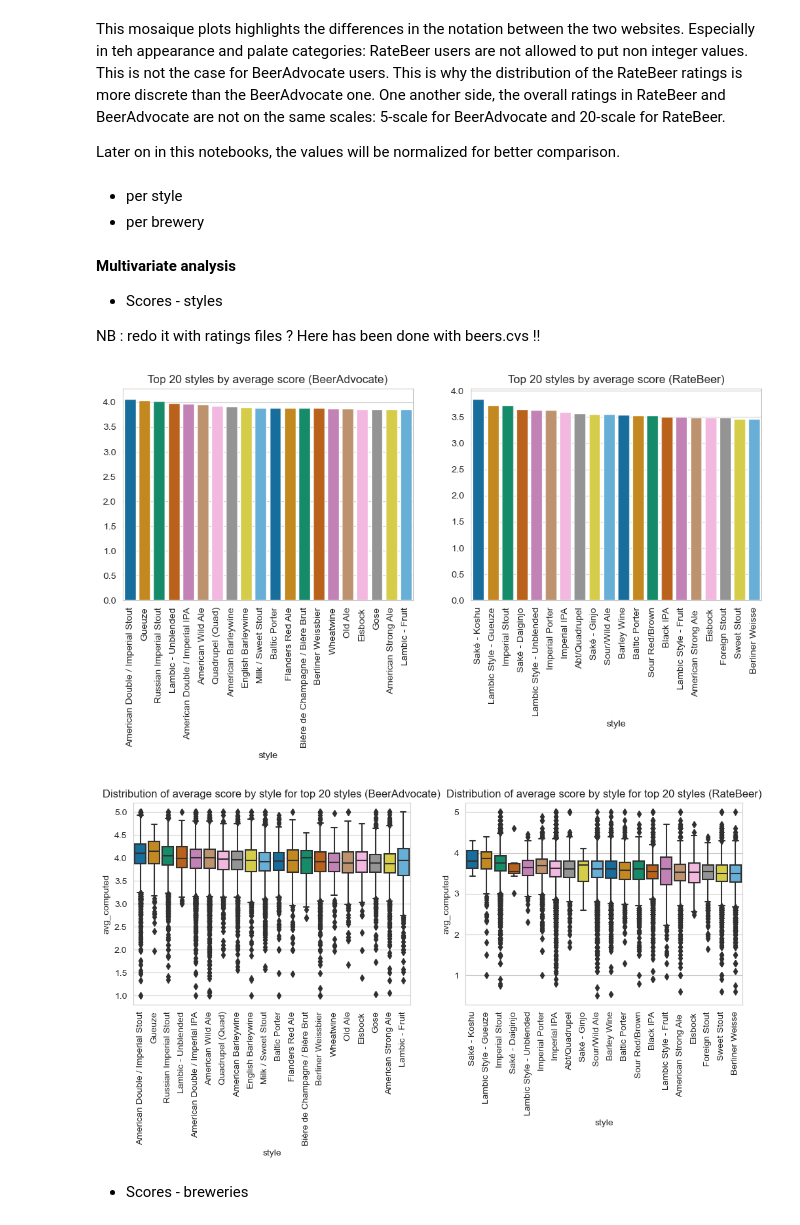
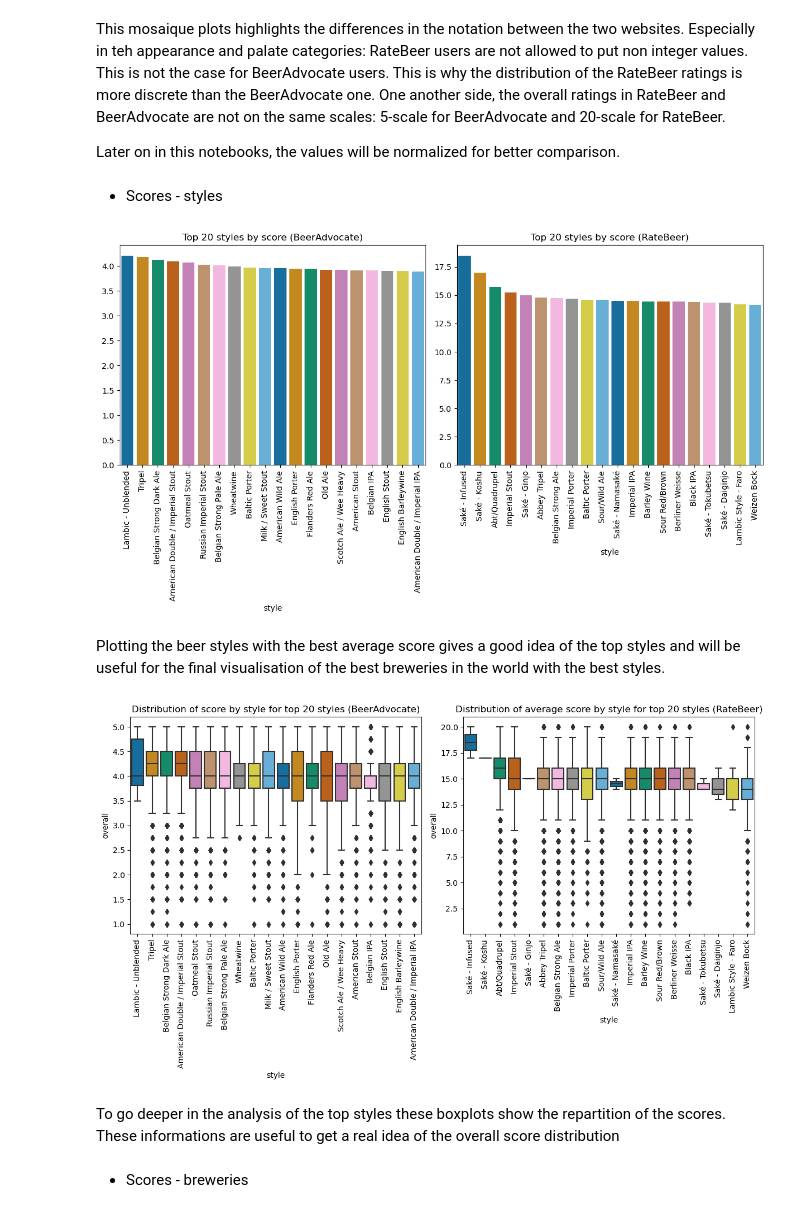
Before and after one commit to epfl-ada/ada-2023-project-laremontada61, a Jupyter notebook: milestone_P2.ipynb, the cells around one changed output. Drawn from its saved outputs; the diff is of its cells as text; code cells hidden in the pictures.

```diff
--- a/milestone_P2.ipynb
+++ b/milestone_P2.ipynb
@@ -47,7 +65,7 @@ The function allows control over the fraction of initial data loaded via the par
 
 Once loaded into DataFrames, we utilize the sample_data function to randomly sample a fraction of the data, enabling efficient handling of the substantial dataset.
 # %%
-def load_txt_file(website):
+def load_txt_file(website, Nb_files):
     if website == 'BeerAdvocate':
         # Specify the directory containing the text files
         # NB : - need to be outside the repo folder !!
@@ -60,7 +78,7 @@ def load_txt_file(website):
     dfs = []
 
     # Loop through the files in reverse order (ratings-5.txt to ratings-1.txt)
-    for i in range(1, 0, -1):
+    for i in range(Nb_files, 0, -1):
         file_name = f'ratings-{i}.txt'
         file_path = os.path.join(directory, file_name)
 
@@ -138,8 +156,8 @@ def sample_data(df, ratio):
     return df.sample(frac = ratio, random_state=42)
 # %%
 # Load data
-ratings_BA = load_txt_file('BeerAdvocate')
-ratings_RB = load_txt_file('RateBeer')
+ratings_BA = load_txt_file('BeerAdvocate', 1)
+ratings_RB = load_txt_file('RateBeer', 1)
 # %%
 # Sample data to make it even smaller AND RANDOMIZED (not randomized in the initial txt splitting process)
 ratings_BA = sample_data(df = ratings_BA, ratio = 1)
@@ -674,63 +636,61 @@ This mosaique plots highlights the differences in the notation between the two w
 One another side, the overall ratings in RateBeer and BeerAdvocate are not on the same scales: 5-scale for BeerAdvocate and 20-scale for RateBeer.
 
 Later on in this notebooks, the values will be normalized for better comparison.
-# %% [markdown]
-- per style
-- per brewery
-# %% [markdown]
-**Multivariate analysis**
-
-- Scores - styles
-
-NB : redo it with ratings files ? Here has been done with beers.cvs !!
+# %% [markdown]
+- Scores - styles
 # %%
-plt.figure(figsize=(12, 4))
+plt.figure(figsize=(12, 7))
 
 # Best rated styles for BeerAdvocate
 plt.subplot(1, 2, 1)
-sns.barplot(x=beers_BA.groupby('style')['avg_computed'].mean().sort_values(ascending=False).head(20).index,
-            y=beers_BA.groupby('style')['avg_computed'].mean().sort_values(ascending=False).head(20).values, palette=sns.color_palette("colorblind"))
+sns.barplot(x=ratings_BA.groupby('style')['overall'].mean().sort_values(ascending=False).head(20).index,
+            y=ratings_BA.groupby('style')['overall'].mean().sort_values(ascending=False).head(20).values, palette=sns.color_palette("colorblind"))
 plt.xticks(rotation=90)
-plt.title('Top 20 styles by average score (BeerAdvocate)')
+plt.title('Top 20 styles by score (BeerAdvocate)')
 
 # Best rated styles for RateBeer
 plt.subplot(1, 2, 2)
-sns.barplot(x=beers_RB.groupby('style')['avg_computed'].mean().sort_values(ascending=False).head(20).index,
-            y=beers_RB.groupby('style')['avg_computed'].mean().sort_values(ascending=False).head(20).values, palette=sns.color_palette("colorblind"))
+sns.barplot(x=ratings_RB.groupby('style')['overall'].mean().sort_values(ascending=False).head(20).index,
+            y=ratings_RB.groupby('style')['overall'].mean().sort_values(ascending=False).head(20).values, palette=sns.color_palette("colorblind"))
 plt.xticks(rotation=90)
-plt.title('Top 20 styles by average score (RateBeer)')
+plt.title('Top 20 styles by score (RateBeer)')
 
+plt.tight_layout()
 plt.show()
 # %% [output]
-[figure, old version]
+[figure, new version]
+# %% [markdown]
+Plotting the beer styles with the best average score gives a good idea of the top styles and will be useful for the final visualisation of the best breweries in the world with the best styles.
 # %%
 # Calculate the average score for each style and take the top 20 for RateBeer
 
 def style_order_fcn(beers_df):
-    style_order = beers_df.groupby('style')['avg_computed'].mean().sort_values(ascending=False).head(20).index
+    style_order = beers_df.groupby('style')['overall'].mean().sort_values(ascending=False).head(20).index
     return style_order
 
-style_order_BA = style_order_fcn(beers_BA)
-style_order_RB = style_order_fcn(beers_RB)
+style_order_BA = style_order_fcn(ratings_BA)
+style_order_RB = style_order_fcn(ratings_RB)
 
 # Create the boxplots
-plt.figure(figsize=(12, 4))
+plt.figure(figsize=(12, 7))
 
 # Create the boxplot for BeerAdvocate
 plt.subplot(1, 2, 1)
-sns.boxplot(x='style', y='avg_computed', data=beers_BA[beers_BA['style'].isin(style_order_BA)], order=style_order_BA, palette=sns.color_palette("colorblind"))
+sns.boxplot(x='style', y='overall', data=ratings_BA[ratings_BA['style'].isin(style_order_BA)], order=style_order_BA, palette=sns.color_palette("colorblind"))
 plt.xticks(rotation=90)
-plt.title('Distribution of average score by style for top 20 styles (BeerAdvocate)')
+plt.title('Distribution of score by style for top 20 styles (BeerAdvocate)')
 
 # Create the boxplot for RateBeer
 plt.subplot(1, 2, 2)
-sns.boxplot(x='style', y='avg_computed', data=beers_RB[beers_RB['style'].isin(style_order_RB)], order=style_order_RB, palette=sns.color_palette("colorblind"))
+sns.boxplot(x='style', y='overall', data=ratings_RB[ratings_RB['style'].isin(style_order_RB)], order=style_order_RB, palette=sns.color_palette("colorblind"))
 plt.xticks(rotation=90)
 plt.title('Distribution of average score by style for top 20 styles (RateBeer)')
-
+plt.tight_layout()
 plt.show()
 # %% [output]
-[figure, old version]
+[figure, new version]
+# %% [markdown]
+To go deeper in the analysis of the top styles these boxplots show the repartition of the scores. These informations are useful to get a real idea of the overall score distribution
 # %% [markdown]
 - Scores - breweries
 # %%
```
Also changed, not shown: parts of 93 cells of this notebook, 14 other files.
